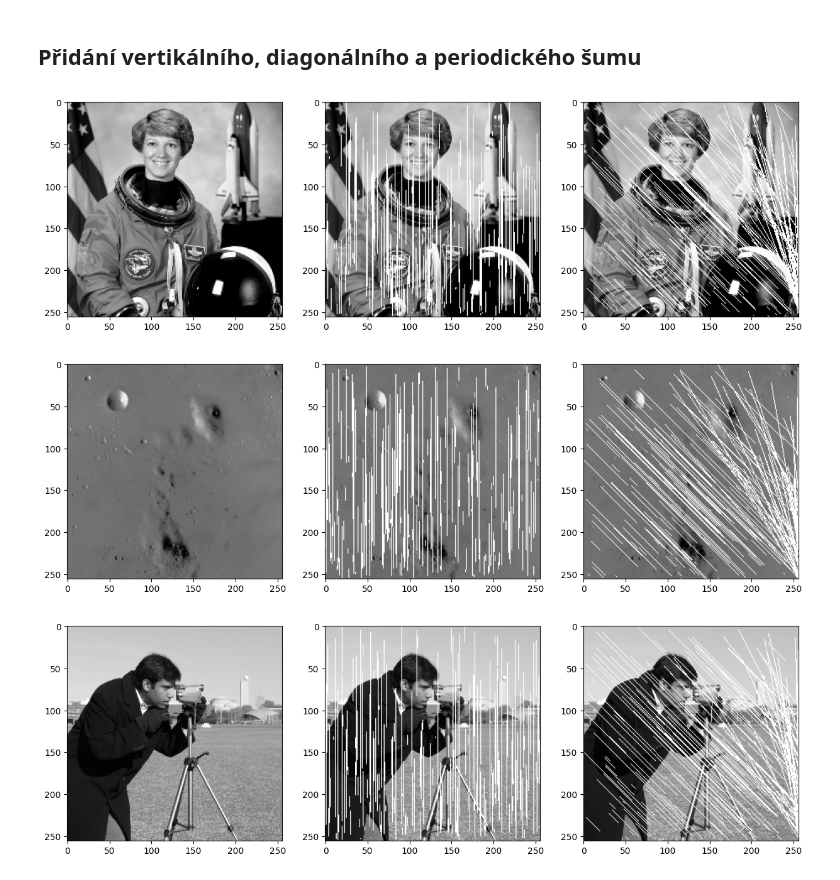
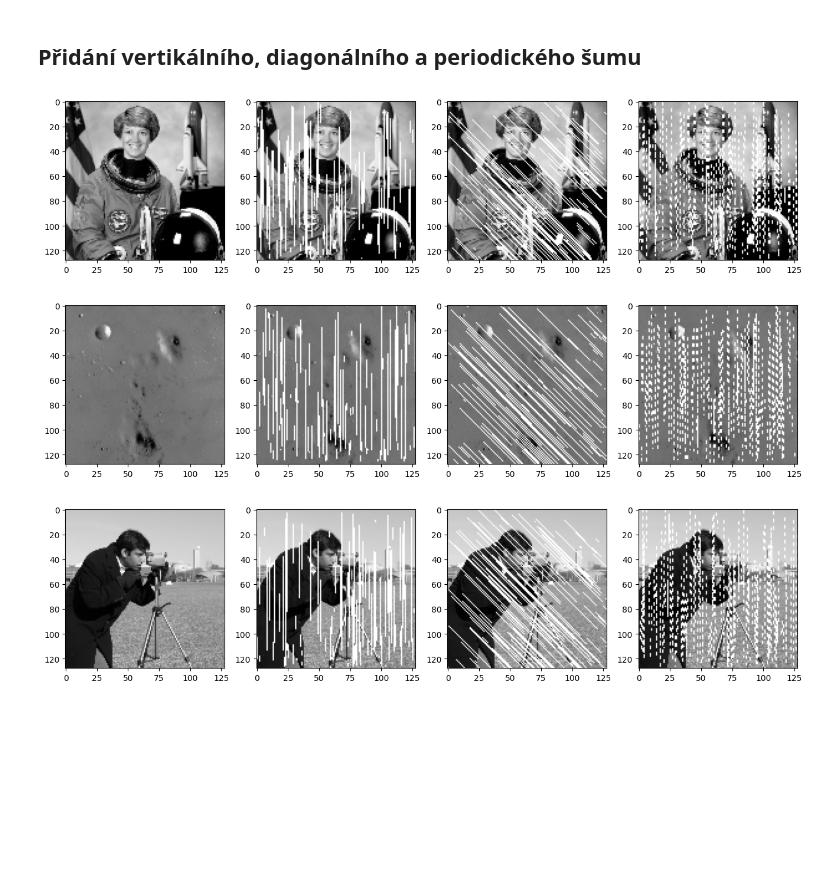
Before and after one commit to stnpkln/EVO, a Jupyter notebook: preprocessing.ipynb, the cells around one changed output. Saved outputs shown, nothing was run; the diff lists cells and outputs as text; code cells hidden in the pictures; blank space fills up the shorter version.

```diff
--- a/preprocessing.ipynb
+++ b/preprocessing.ipynb
@@ -7,11 +7,12 @@ from skimage.color import rgb2gray
 from skimage.util import img_as_ubyte
 import skimage
 import numpy as np
+import pickle
 
 images = [rgb2gray(data.astronaut()), data.moon(), data.camera()]
 processed_images = []
 for image in images:
-    processed_image = img_as_ubyte(image)[::2, ::2]
+    processed_image = img_as_ubyte(image)[::4, ::4]
     fig, (ax0, ax1) = plt.subplots(1, 2, figsize=(10, 5))
     ax0.imshow(image)
     ax1.imshow(processed_image, cmap='gray')
@@ -34,41 +35,86 @@ for image in images:
 def add_vertical_lines(img, percentage):
     """Add vertical lines to the image."""
     height, width = img.shape
     affected_pixels = 0
     max_affected_pixels = int(percentage * width * height)
     while affected_pixels < max_affected_pixels:
         column = np.random.randint(0, width)
         # randomly set the row from which to start the vertical line
         start_row = np.random.randint(0, height)
         end_row = np.random.randint(start_row, height)
         img[start_row:end_row, column] = 255  # set the pixel values to 255 (white)
         affected_pixels += end_row - start_row
     return img
 
 def add_diagonal_lines(img, percentage):
     """Add diagonal lines to the image."""
     height, width = img.shape
     affected_pixels = 0
     max_affected_pixels = int(percentage * width * height)
     while affected_pixels < max_affected_pixels:
-        start_row = np.random.randint(0, height)
-        start_col = np.random.randint(0, width)
-        end_row = np.random.randint(start_row, height)
-        end_col = start_col + (end_row - start_row) #TODO zaridit aby to bylo jenom diagonalni (end col se bude vypocitavat podle end row nebo tak nejak)
+        start_col = np.random.randint(0, width) # 200
+        start_row = np.random.randint(0, height) # 210
+        length = np.random.randint(0, width - start_col) # 70
+        clipped_length = min(min(height - start_row - 1, width - start_col - 1), length)
+        end_col = clipped_length + start_col
+        end_row = clipped_length + start_row
         rr, cc = skimage.draw.line(start_row, start_col, end_row, end_col)
         img[rr, cc] = 255  # set the pixel values to 255 (white)
         affected_pixels += len(rr)
     return img
 
-for processed_image in processed_images:
-    fig, (ax1, ax2, ax3) = plt.subplots(1, 3, figsize=(15, 5))
+def add_periodic_lines(img, percentage):
+    """Add periodic vertical lines to the image."""
+    height, width = img.shape
+    affected_pixels = 0
+    max_affected_pixels = int(percentage * width * height)
+    period = 3
+    while affected_pixels < max_affected_pixels:
+        column = np.random.randint(0, width)
+        # randomly set the row from which to start the vertical line
+        start_row = np.random.randint(0, height)
+        end_row = np.random.randint(start_row, height)
+        # img[start_row:end_row, column,] = 255  # set the pixel values to 255 (white)
+        current_row = start_row
+        gap = False
+        while current_row < end_row:
+            current_end_row = min(current_row + period, end_row)
+            if gap:
+                current_row = current_end_row
+                gap = False
+                continue
+            img[current_row:current_end_row, column] = 255  # set the pixel values to 255 (white)
+            affected_pixels += current_end_row - current_row
+            current_row = current_end_row
+            gap = True
+    return img
+
+noise_percentage = 0.2
+data = {}
+dataset_names = ["astronaut", "moon", "camera"]
+for processed_image, name in zip(processed_images, dataset_names):
+    fig, (ax1, ax2, ax3, ax4) = plt.subplots(1, 4, figsize=(16, 4))
     ax1.imshow(processed_image, cmap='gray')
-    vertical_noise_img = add_vertical_lines(processed_image.copy(), 0.2)
+    vertical_noise_img = add_vertical_lines(processed_image.copy(), noise_percentage)
     ax2.imshow(vertical_noise_img, cmap='gray')
-    diagonal_noise_img = add_diagonal_lines(processed_image.copy(), 0.2)
+    diagonal_noise_img = add_diagonal_lines(processed_image.copy(), noise_percentage)
     ax3.imshow(diagonal_noise_img, cmap='gray')
+    periodic_noise_img = add_periodic_lines(processed_image.copy(), noise_percentage)
+    ax4.imshow(periodic_noise_img, cmap='gray')
+    data["name"] = {
+        "name": name,
+        "noise_percentage": noise_percentage,
+        "image_shape": processed_image.shape,
+        "image_type": "grayscale",
+        "original": processed_image,
+        "vertical_noise": vertical_noise_img,
+        "diagonal_noise": diagonal_noise_img,
+        "periodic_noise": periodic_noise_img
+    }
     plt.show()
+
+pickle.dump(data, open("datasets/dataset.pkl", "wb"))
 # %% [output]
-[figure, old version]
+[figure, new version]
-[figure, old version]
+[figure, new version]
-[figure, old version]
+[figure, new version]
```
Also changed, not shown: parts of 1 cell of this notebook, 7 other files.
